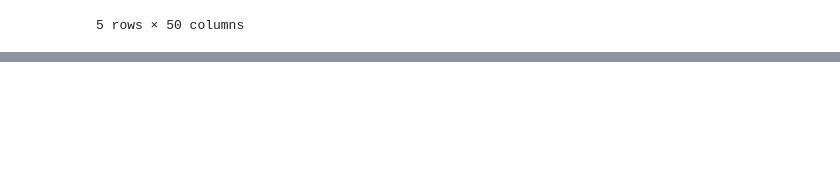
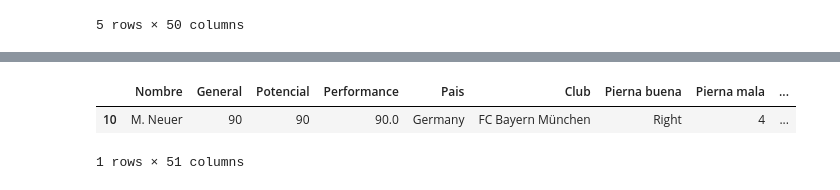
Before and after one commit to Depascuali/FIFA-Best-Team-EDA-, a Jupyter notebook: fifa23_EDA.ipynb, the cells around one changed output, grey strips where cells are left out. Cells and saved outputs as stored; diff of their text form; code cells hidden in the pictures; blank space fills up the shorter version.

```diff
--- a/fifa23_EDA.ipynb
+++ b/fifa23_EDA.ipynb
@@ -157,0 +186,7 @@ df["Arquero"] = (( df["Tapadas"]+ df["Juego de mano"] + df["Juego con el pie"] +
+# %%
+df.sort_values(by="Arquero",inplace=True,ascending=False)
+df.head(1)
+# %% [output]
+|  | Nombre | General | Potencial | Performance | Pais | Club | Pierna buena | Pierna mala | ... |
+| 10 | M. Neuer | 90 | 90 | 90.0 | Germany | FC Bayern München | Right | 4 | ... |
+1 rows × 51 columns
```
Also changed, not shown: parts of 3 cells of this notebook.
